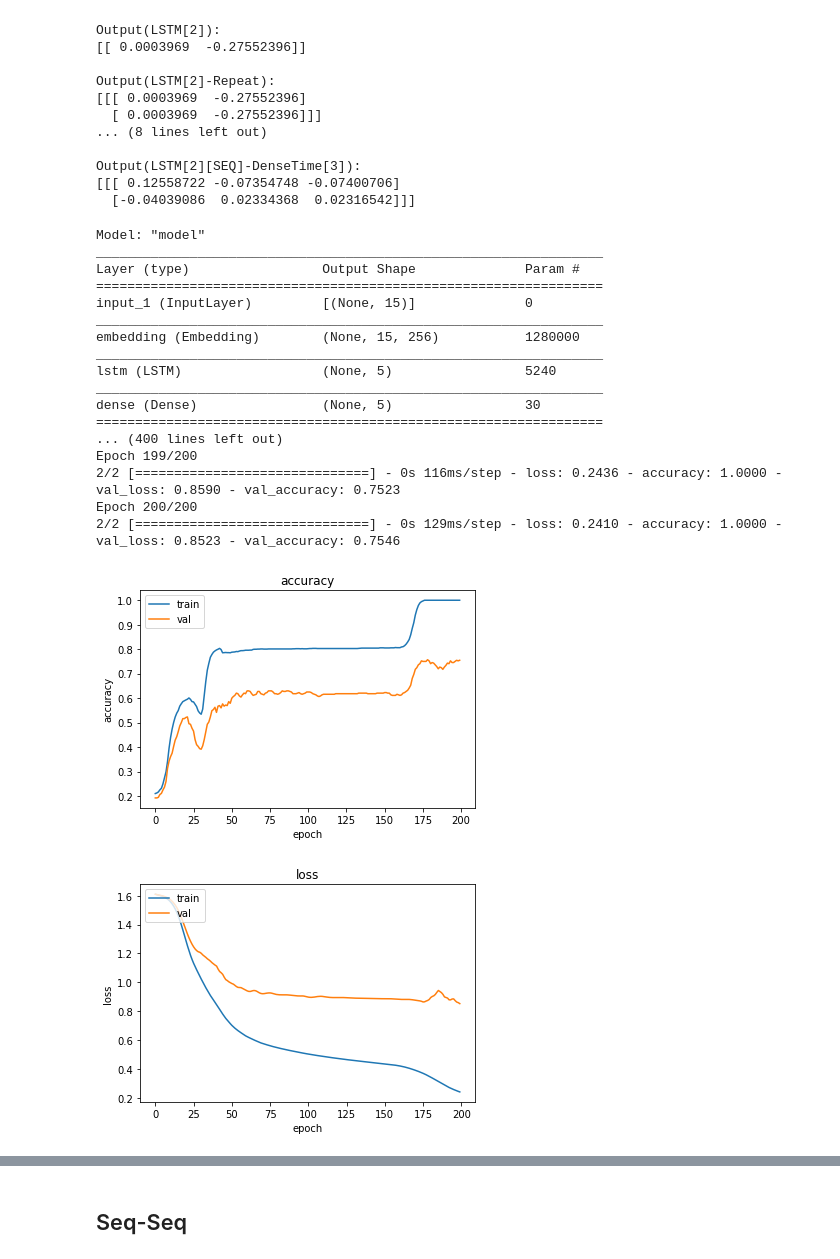
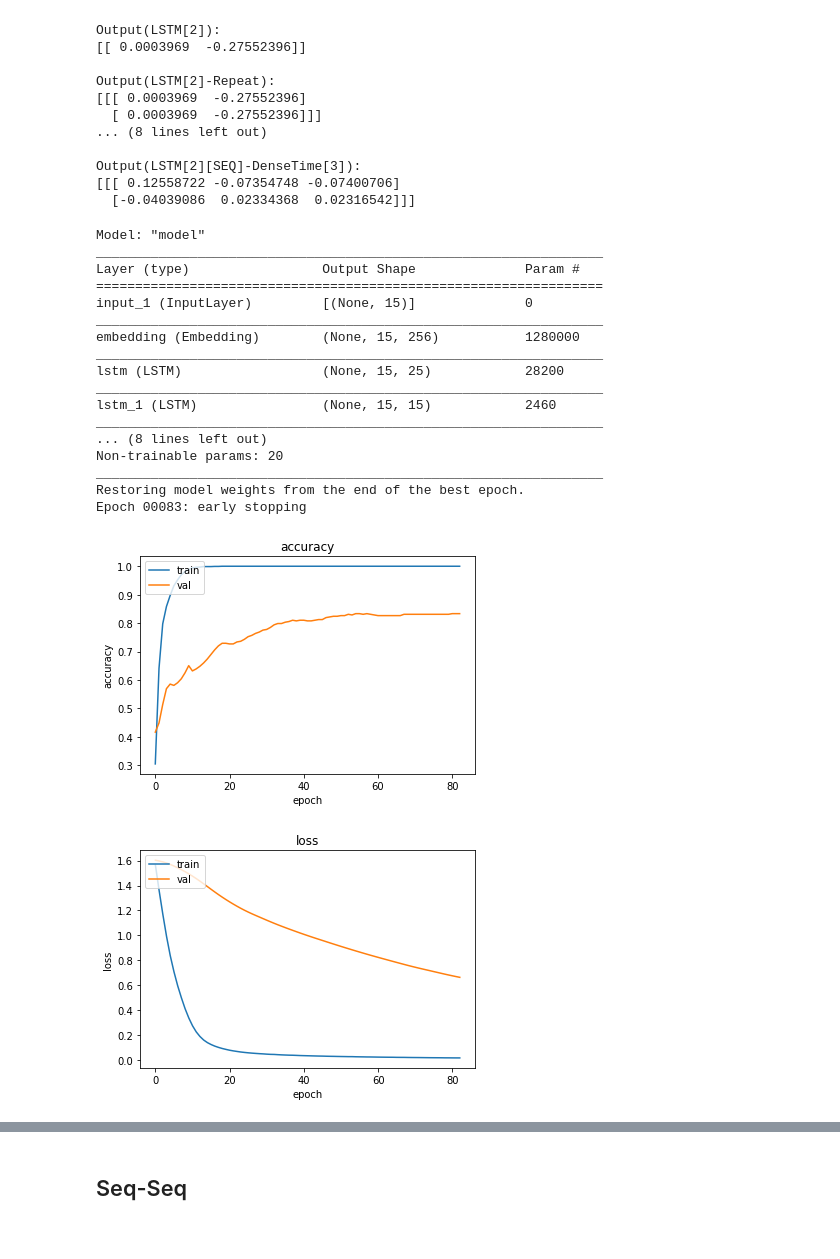
Before and after one commit to BecomeAllan/RNN, a Jupyter notebook: Lab.ipynb, the cells around one changed output, grey strips where cells are left out. Saved outputs shown, nothing was run; the diff lists cells and outputs as text; code cells hidden in the pictures.

```diff
--- a/Lab.ipynb
+++ b/Lab.ipynb
@@ -1149,71 +1159,73 @@ from keras import layers
 
 Input = keras.Input(shape=(15))
 x = layers.Embedding(5000, 256, mask_zero=0)(Input)
-lstm1 = layers.LSTM(5)(x)
-d1 = layers.Dense(5, activation='softmax')(lstm1)
+lstm1 = layers.LSTM(25, return_sequences=True)(x)
+lstm2 = layers.LSTM(15, return_sequences=True)(lstm1)
+lstm3 = layers.LSTM(10)(lstm2)
+norm = layers.BatchNormalization()(lstm3)
+d1 = layers.Dense(5, activation='softmax')(norm)
 
 modelo = keras.Model(Input, d1)
 
 modelo.summary()
-
-modelo(X_train[0:2])
 
 # Treinando modelo
 modelo.compile(optimizer='adam', metrics=['accuracy'], loss= keras.losses.categorical_crossentropy)
 
 
 hist = modelo.fit(x = X_train,
                   y = Y_train,
                   validation_split=0.2,
                   batch_size = 1000,
-                  epochs=200,
-                  verbose=1
-                  # callbacks=keras.callbacks.EarlyStopping('val_accuracy',verbose=1,
-                  #                                         patience=30,
-                  #                                         min_delta=0.05,
-                  #                                         restore_best_weights=True)
+                  epochs=300,
+                  verbose=0,
+                  callbacks=keras.callbacks.EarlyStopping('val_accuracy',verbose=1,
+                                                          patience=50,
+                                                          min_delta=0.05,
+                                                          restore_best_weights=True)
                   )
 
 # Grafico
 plot(hist)
 
 # # Previsões
-# y_hat = modelo(X_test[0:10])
+num = np.random.randint(0,540, 10)
 
-# x = [one_hot_decode(y) for y in X_test[0:10] ]
-# y_hat_num = [np.argmax(k) for k in y_hat]
-# y = one_hot_decode(Y_test[0:10])
+y_hat = modelo(X_test[num])
 
-# x_tx = titulo_tokenizer.for_idx_data2_text(x)
-# y__hat_tx = [assuntos_tokenizer.index_word[n + 1] for n in y_hat_num]
-# y_tx = [assuntos_tokenizer.index_word[n + 1] for n in y]
+x = [[tk_titulo.index_word[x] for x in y ] for y in X_test[num] ]
+y_hat_num = [np.argmax(k) for k in y_hat]
+y = [x+1 for x in one_hot_decode(Y_test[num])]
 
-# y_hat_v = modelo.evaluate(X_test, Y_test, verbose=0)
-# x_tx = "\n".join([re.sub("<OAV>","*",' '.join(x)) for x in x_tx])
+x_tx = [re.sub("\[END\]",""," ".join(xt)) for xt in x]
+y__hat_tx = [tk_assunto.index_word[n+1 ] for n in y_hat_num]
+y_tx = [tk_assunto.index_word[n] for n in y]
 
+y_hat_v = modelo.evaluate(X_test, Y_test, verbose=0)
+x_tx = "\n".join([">> "+ re.sub("\[OAV\]","*", x) for x in x_tx])
 
-# print("--Algumas previsões---")
-# print(f'Acurácia no banco de teste: {round(y_hat_v[1]*100, 2)}%')
-# print(f'x:\n{x_tx}\ny_hat:\n{y__hat_tx}\ny:\n{y_tx}')
+print("--Algumas previsões---")
+print(f'Acurácia no banco de teste: {round(y_hat_v[1]*100, 2)}%')
+print(f'x:\n{x_tx}\ny_hat:\n{y__hat_tx}\ny:\n{y_tx}')
 
 keras.backend.clear_session()
 # %% [output]
 Model: "model"
 _________________________________________________________________
 Layer (type)                 Output Shape              Param #
 =================================================================
 input_1 (InputLayer)         [(None, 15)]              0
 _________________________________________________________________
 embedding (Embedding)        (None, 15, 256)           1280000
 _________________________________________________________________
-lstm (LSTM)                  (None, 5)                 5240
+lstm (LSTM)                  (None, 15, 25)            28200
 _________________________________________________________________
-dense (Dense)                (None, 5)                 30
-=================================================================
-... (400 lines left out)
-Epoch 199/200
-2/2 [==============================] - 0s 116ms/step - loss: 0.2436 - accuracy: 1.0000 - val_loss: 0.8590 - val_accuracy: 0.7523
-Epoch 200/200
-2/2 [==============================] - 0s 129ms/step - loss: 0.2410 - accuracy: 1.0000 - val_loss: 0.8523 - val_accuracy: 0.7546
+lstm_1 (LSTM)                (None, 15, 15)            2460
+_________________________________________________________________
+... (8 lines left out)
+Non-trainable params: 20
+_________________________________________________________________
+Restoring model weights from the end of the best epoch.
+Epoch 00083: early stopping
-[figure, old version]
+[figure, new version]
-[figure, old version]
+[figure, new version]
```
Also changed, not shown: parts of 2 cells of this notebook.
